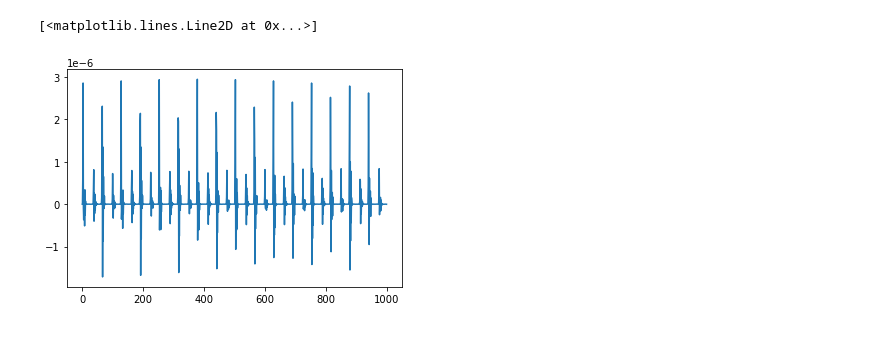
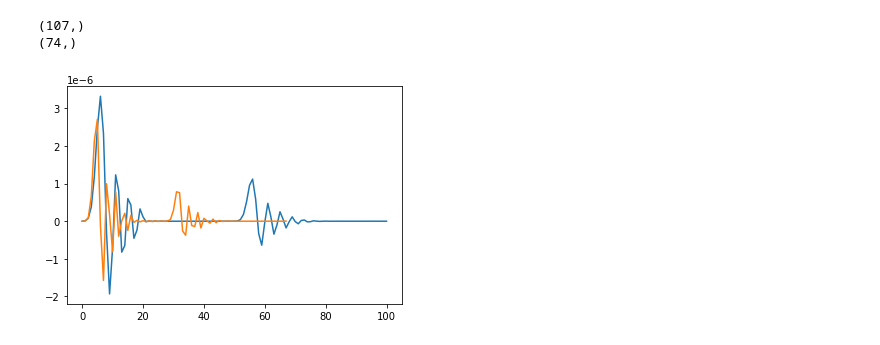
Before and after one commit to A-Big-Tortoise/NRSR_Research, a Jupyter notebook: Code/New_scg/draft.ipynb, the cells around one changed output. Drawn from its saved outputs; the diff is of its cells as text; code cells hidden in the pictures.

```diff
--- a/Code/New_scg/draft.ipynb
+++ b/Code/New_scg/draft.ipynb
@@ -1,10 +1,3 @@
 # %%
 import numpy as np
 import matplotlib.pyplot as plt
-# %%
-x = np.load('./test.npy')
-x.shape
-plt.plot(x[0, :1000])
-# %% [output]
-[<matplotlib.lines.Line2D at 0x...>]
-[figure, removed]
@@ -10,0 +40,12 @@ plt.plot(x[0, :1000])
+# %%
+sx = np.load('./test.npy', allow_pickle=True)
+x.reshape(2, -1)
+for x_ in x:
+    print(np.array(x_).shape)
+    plt.plot(np.array(x_)[:-6])
+# print(x[0].shape)
+# plt.plot(x[0])
+# %% [output]
+(107,)
+(74,)
+[figure, added]
```
Also changed, not shown: parts of 9 cells of this notebook, 44 other files.
